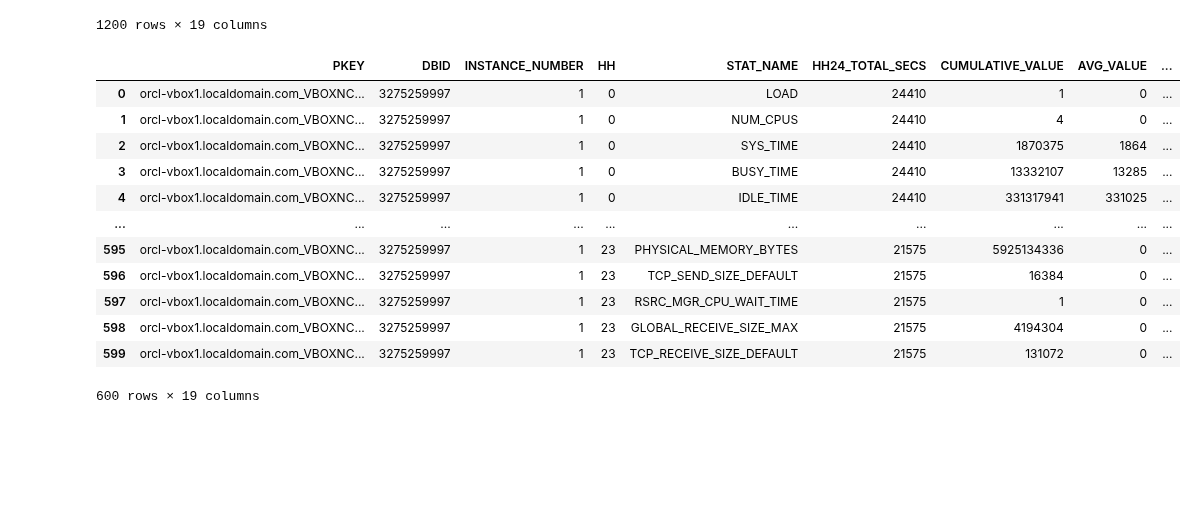
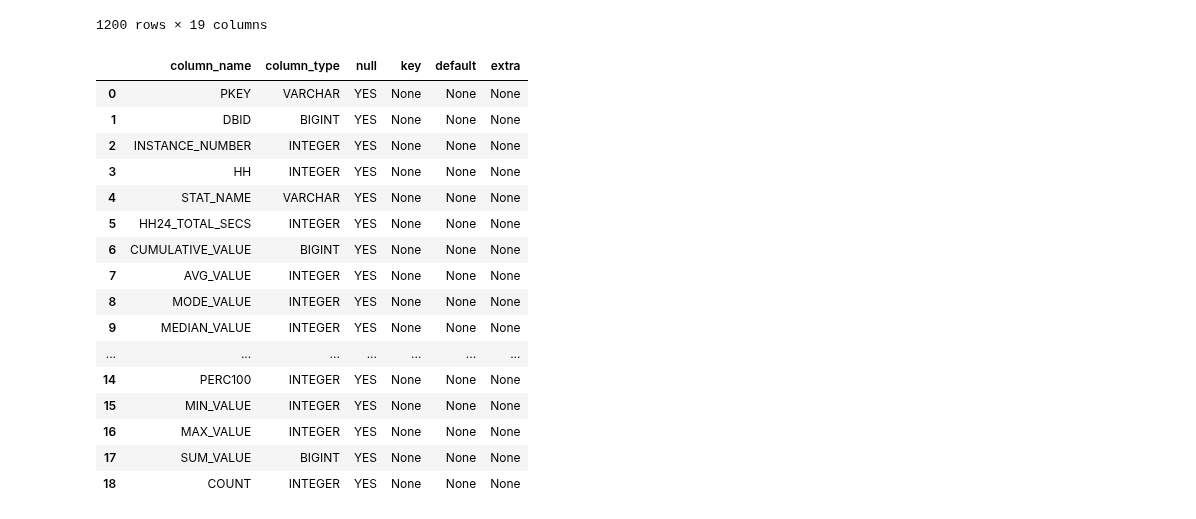
Before and after one commit to GoogleCloudPlatform/database-assessment, a Jupyter notebook: notebooks/sql-analysis.ipynb, the cells around one changed output. Cells and saved outputs as stored; diff of their text form; code cells hidden in the pictures; blank space fills up the shorter version.

```diff
--- a/notebooks/sql-analysis.ipynb
+++ b/notebooks/sql-analysis.ipynb
@@ -69,18 +69,24 @@ select * from AWRHISTOSSTAT
 1200 rows × 19 columns
 # %%
 %%sql
+create or replace view test_view as
 select * from read_csv_auto('data/opdb__awrhistosstat__190_2.0.6_orcl-vbox1.localdomain.com.VBOXNCDB.vboxncdb1.091522192456.csv', delim='|', header=True);
+describe test_view;
 # %% [output]
-|  | PKEY | DBID | INSTANCE_NUMBER | HH | STAT_NAME | HH24_TOTAL_SECS | CUMULATIVE_VALUE | AVG_VALUE | ... |
-| 0 | orcl-vbox1.localdomain.com_VBOXNC... | 3275259997 | 1 | 0 | LOAD | 24410 | 1 | 0 | ... |
-| 1 | orcl-vbox1.localdomain.com_VBOXNC... | 3275259997 | 1 | 0 | NUM_CPUS | 24410 | 4 | 0 | ... |
-| 2 | orcl-vbox1.localdomain.com_VBOXNC... | 3275259997 | 1 | 0 | SYS_TIME | 24410 | 1870375 | 1864 | ... |
-| 3 | orcl-vbox1.localdomain.com_VBOXNC... | 3275259997 | 1 | 0 | BUSY_TIME | 24410 | 13332107 | 13285 | ... |
-| 4 | orcl-vbox1.localdomain.com_VBOXNC... | 3275259997 | 1 | 0 | IDLE_TIME | 24410 | 331317941 | 331025 | ... |
-| ... | ... | ... | ... | ... | ... | ... | ... | ... | ... |
-| 595 | orcl-vbox1.localdomain.com_VBOXNC... | 3275259997 | 1 | 23 | PHYSICAL_MEMORY_BYTES | 21575 | 5925134336 | 0 | ... |
-| 596 | orcl-vbox1.localdomain.com_VBOXNC... | 3275259997 | 1 | 23 | TCP_SEND_SIZE_DEFAULT | 21575 | 16384 | 0 | ... |
-| 597 | orcl-vbox1.localdomain.com_VBOXNC... | 3275259997 | 1 | 23 | RSRC_MGR_CPU_WAIT_TIME | 21575 | 1 | 0 | ... |
-| 598 | orcl-vbox1.localdomain.com_VBOXNC... | 3275259997 | 1 | 23 | GLOBAL_RECEIVE_SIZE_MAX | 21575 | 4194304 | 0 | ... |
-| 599 | orcl-vbox1.localdomain.com_VBOXNC... | 3275259997 | 1 | 23 | TCP_RECEIVE_SIZE_DEFAULT | 21575 | 131072 | 0 | ... |
+|  | column_name | column_type | null | key | default | extra |
+| 0 | PKEY | VARCHAR | YES | None | None | None |
+| 1 | DBID | BIGINT | YES | None | None | None |
+| 2 | INSTANCE_NUMBER | INTEGER | YES | None | None | None |
+| 3 | HH | INTEGER | YES | None | None | None |
+| 4 | STAT_NAME | VARCHAR | YES | None | None | None |
+| 5 | HH24_TOTAL_SECS | INTEGER | YES | None | None | None |
+| 6 | CUMULATIVE_VALUE | BIGINT | YES | None | None | None |
+| 7 | AVG_VALUE | INTEGER | YES | None | None | None |
+| 8 | MODE_VALUE | INTEGER | YES | None | None | None |
+| 9 | MEDIAN_VALUE | INTEGER | YES | None | None | None |
+| ... | ... | ... | ... | ... | ... | ... |
+| 14 | PERC100 | INTEGER | YES | None | None | None |
+| 15 | MIN_VALUE | INTEGER | YES | None | None | None |
+| 16 | MAX_VALUE | INTEGER | YES | None | None | None |
+| 17 | SUM_VALUE | BIGINT | YES | None | None | None |
+| 18 | COUNT | INTEGER | YES | None | None | None |
-600 rows × 19 columns
```
Also changed, not shown: parts of 3 cells of this notebook, 22 other files.
